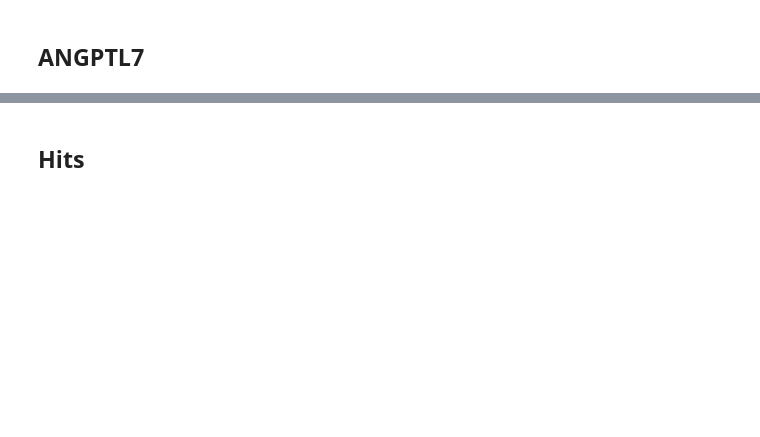
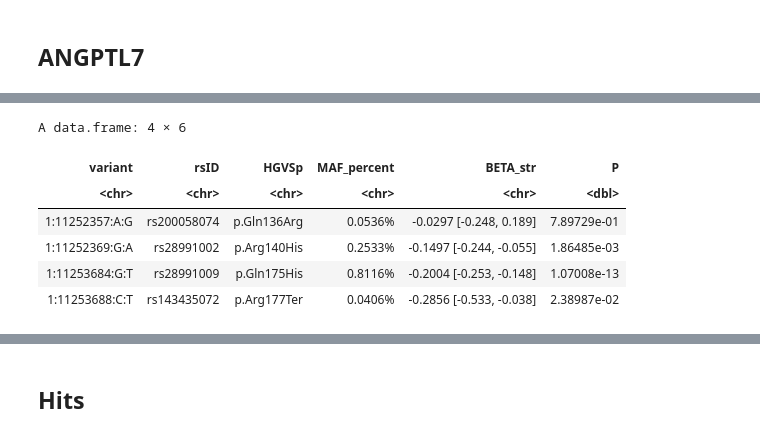
Before and after one commit to rivas-lab/ANGPTL7, a Jupyter notebook: notebook/ukbb_summary_stats_analysis/ANGPTL7_IOP.ipynb, the cells around one changed output, grey strips where cells are left out. Saved outputs shown, nothing was run; the diff lists cells and outputs as text; code cells hidden in the pictures; blank space fills up the shorter version.

```diff
--- a/notebook/ukbb_summary_stats_analysis/ANGPTL7_IOP.ipynb
+++ b/notebook/ukbb_summary_stats_analysis/ANGPTL7_IOP.ipynb
@@ -58,3 +60,15 @@ A tibble: 4 × 3
 | FALSE | PTVs+protein-altering | 631 |
 | TRUE | non-coding | 34599 |
 | TRUE | PTVs+protein-altering | 41637 |
+# %%
+IOPs <- list()
+for(GBE_ID in c('INI2005254', 'INI2005255')){
+    IOP_file <- file.path(
+        '/oak/stanford/groups/mrivas/projects/ANGPTL7/ukbb_gwas/white_british',
+        paste0('ukb24983_v2_hg19.', GBE_ID, '.genotyped.glm.linear.gz')
+    )
+    IOPs[[GBE_ID]] <- fread(
+        cmd=paste0('zcat ', IOP_file, ' | sed -e "s/#//g"'),
+        sep='\t', data.table=F
+    )
+}
@@ -85,10 +140,19 @@ select(-CHROM, -POS, -REF, -ALT, -A1, -TEST, -OBS_CT)
 # %%
-df %>%
-# filter(P < .05) %>%
-mutate(
-    BETA_CI_l = BETA - 1.96 * SE,
-    BETA_CI_u = BETA + 1.96 * SE,
-    MAF_percent = MAF * 100,
-    BETA_str = sprintf('%.3f [%.3f, %.3f]', BETA, BETA_CI_l, BETA_CI_u)
-) %>%
-select(variant, variant_ID, HGVSp, MAF_percent, BETA, BETA_CI_l, BETA_CI_u, BETA_str, P)
+show_sumstats <- function(IOP_df, annot.arr){
+    annot.arr %>% filter(Gene_symbol == 'ANGPTL7', 0.0001 < MAF, MAF < 0.01) %>%
+    select(variant, ID, Consequence, HGVSp, freq, MAF, ld_indep) %>%
+    left_join(
+        IOP_df, by='ID'
+    ) %>%
+    rename(
+        rsID = ID
+    ) %>%
+    mutate(
+        BETA_CI_l = BETA - 1.96 * SE,
+        BETA_CI_u = BETA + 1.96 * SE,
+        MAF_percent = sprintf('%.4f%%', MAF * 100),
+        HGVSp = str_replace_all(HGVSp, 'ENSP00000366015.3:', ''),
+        BETA_str = sprintf('%.4f [%.3f, %.3f]', BETA, BETA_CI_l, BETA_CI_u)
+    ) %>%
+    select(variant, rsID, HGVSp, MAF_percent, BETA_str, P)
+}
@@ -103,0 +159,10 @@ A data.frame: 5 × 9
+# %%
+IOPs[['INI2005255']] %>% show_sumstats(annot.arr)
+# %% [output]
+A data.frame: 4 × 6
+| variant | rsID | HGVSp | MAF_percent | BETA_str | P |
+| <chr> | <chr> | <chr> | <chr> | <chr> | <dbl> |
+| 1:11252357:A:G | rs200058074 | p.Gln136Arg | 0.0536% | -0.0297 [-0.248, 0.189] | 7.89729e-01 |
+| 1:11252369:G:A | rs28991002 | p.Arg140His | 0.2533% | -0.1497 [-0.244, -0.055] | 1.86485e-03 |
+| 1:11253684:G:T | rs28991009 | p.Gln175His | 0.8116% | -0.2004 [-0.253, -0.148] | 1.07008e-13 |
+| 1:11253688:C:T | rs143435072 | p.Arg177Ter | 0.0406% | -0.2856 [-0.533, -0.038] | 2.38987e-02 |
```
Also changed, not shown: parts of 31 cells of this notebook, 15 other files.
